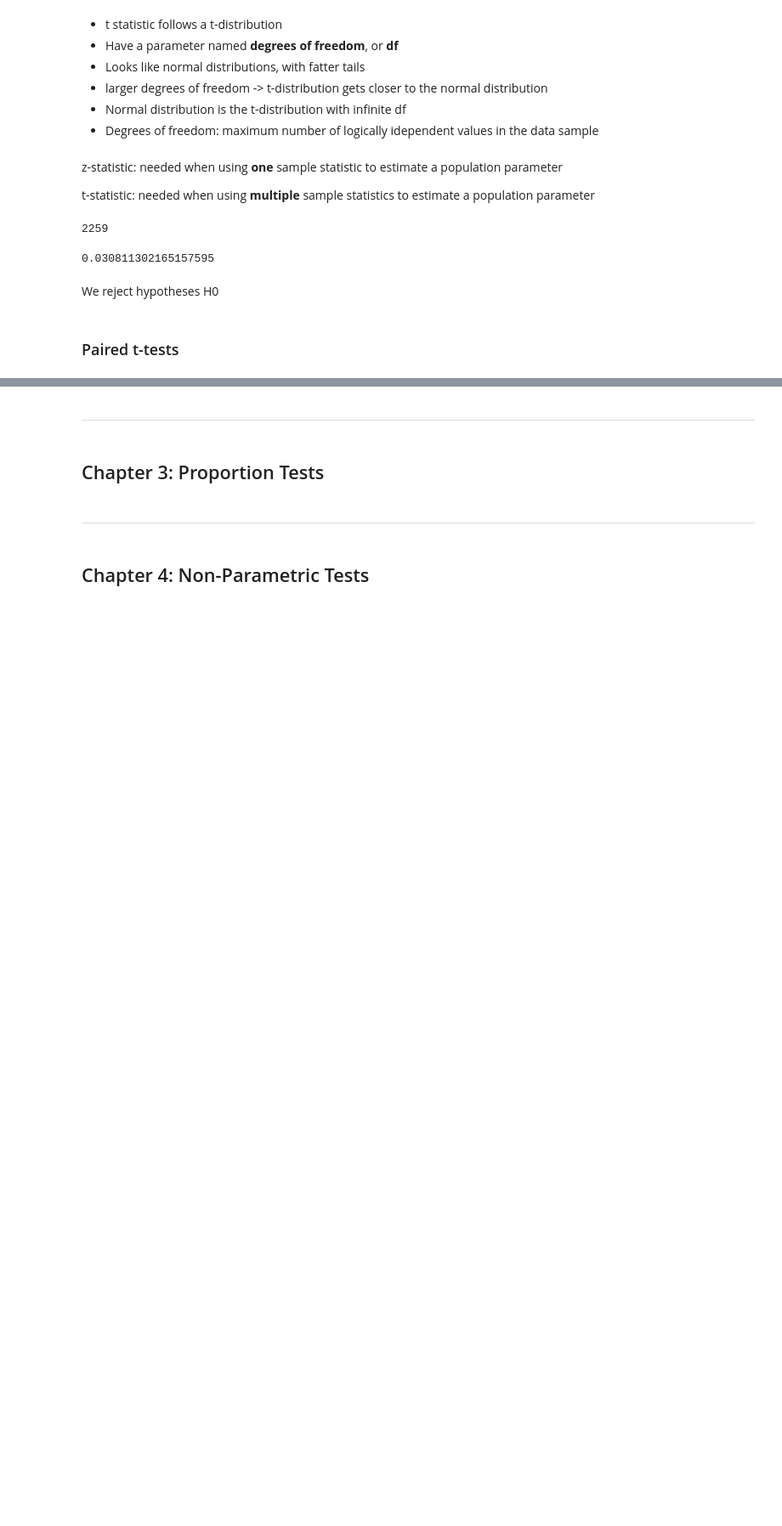
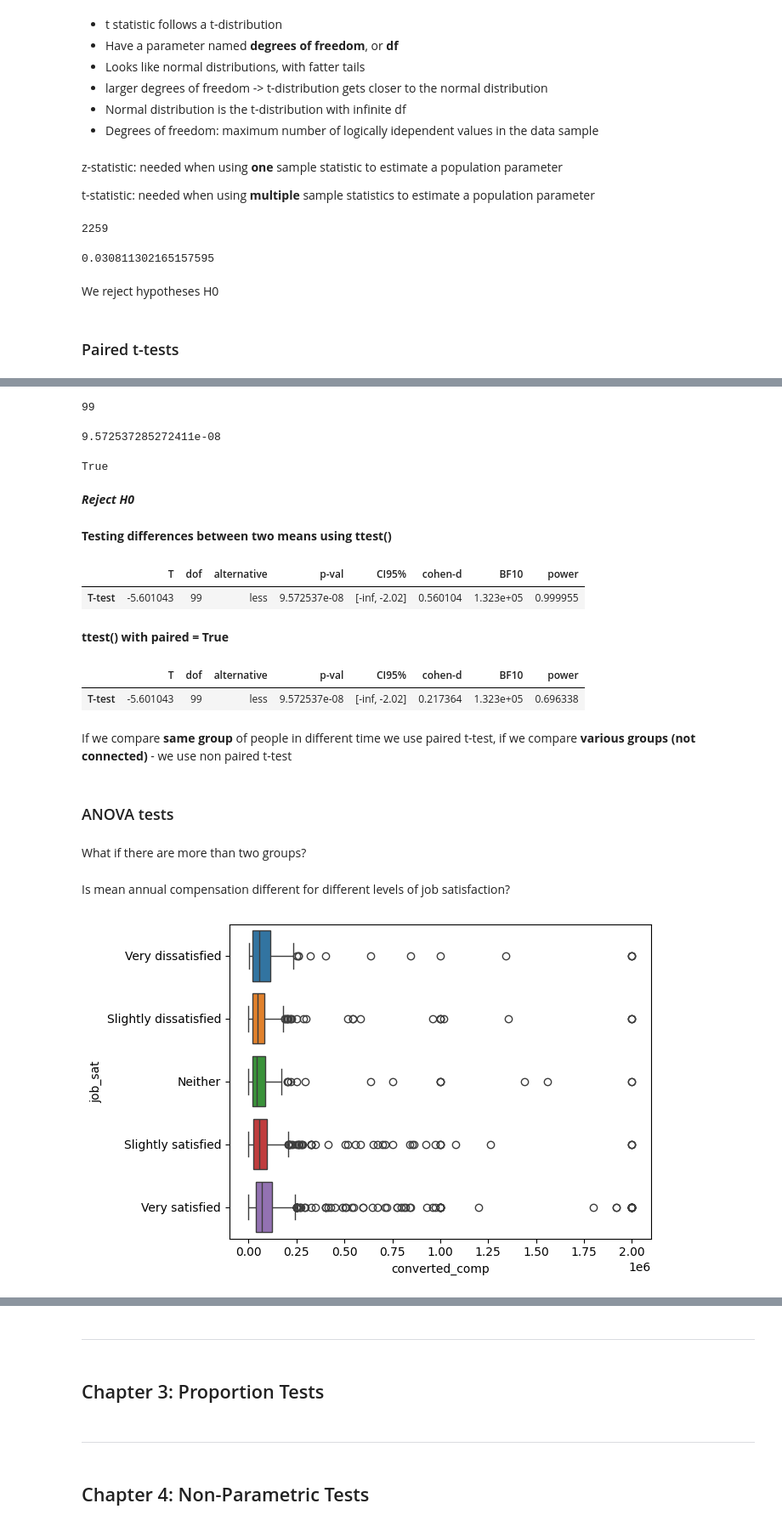
Before and after one commit to andrewch28/DataCamp, a Jupyter notebook: 19)Hypothesis_Testing.ipynb, the cells around one changed output, grey strips where cells are left out. Shown at 85% size. Cells and saved outputs as stored; diff of their text form; code cells hidden in the pictures; blank space fills up the shorter version.

```diff
--- a/19)Hypothesis_Testing.ipynb
+++ b/19)Hypothesis_Testing.ipynb
@@ -286,0 +333,53 @@ We reject hypotheses H0
+# %%
+degrees_of_freedom = n_diff - 1
+degrees_of_freedom
+# %% [output]
+99
+# %%
+from scipy.stats import t
+p_value = t.cdf(t_stat, df=n_diff-1)
+p_value
+# %% [output]
+9.572537285272411e-08
+# %%
+p_value < alpha
+# %% [output]
+True
+# %% [markdown]
+***Reject H0***
+# %% [markdown]
+**Testing differences between two means using ttest()**
+# %%
+import pingouin
+pingouin.ttest(x=sample_data["diff"],
+               y=0,
+               alternative="less")
+# %% [output]
+|  | T | dof | alternative | p-val | CI95% | cohen-d | BF10 | power |
+| T-test | -5.601043 | 99 | less | 9.572537e-08 | [-inf, -2.02] | 0.560104 | 1.323e+05 | 0.999955 |
+# %% [markdown]
+**ttest() with paired = True**
+# %%
+pingouin.ttest(x=sample_data["repub_percent_08"],
+                y=sample_data["repub_percent_12"],
+                paired=True,
+                alternative="less")
+# %% [output]
+|  | T | dof | alternative | p-val | CI95% | cohen-d | BF10 | power |
+| T-test | -5.601043 | 99 | less | 9.572537e-08 | [-inf, -2.02] | 0.217364 | 1.323e+05 | 0.696338 |
+# %% [markdown]
+If we compare **same group** of people in different time we use paired t-test, if we compare **various groups (not connected)** - we use non paired t-test
+# %% [markdown]
+### ANOVA tests
+# %% [markdown]
+What if there are more than two groups?
+# %% [markdown]
+Is mean annual compensation different for different levels of job satisfaction?
+# %%
+sns.boxplot(x="converted_comp",
+            y="job_sat",
+            data=stack_overflow,
+            hue="job_sat")
+plt.show()
+# %% [output]
+[figure, added]
```
Also changed, not shown: parts of 24 cells of this notebook, 1 other file.
